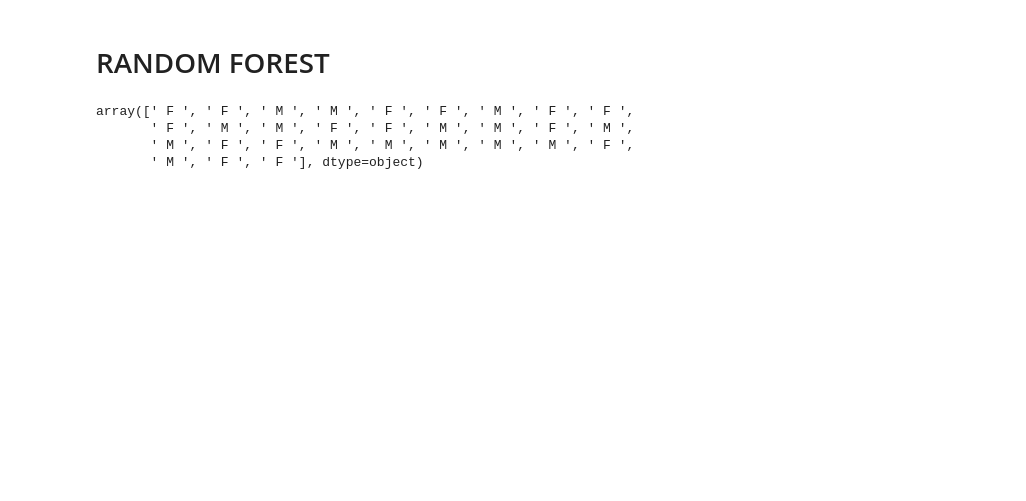
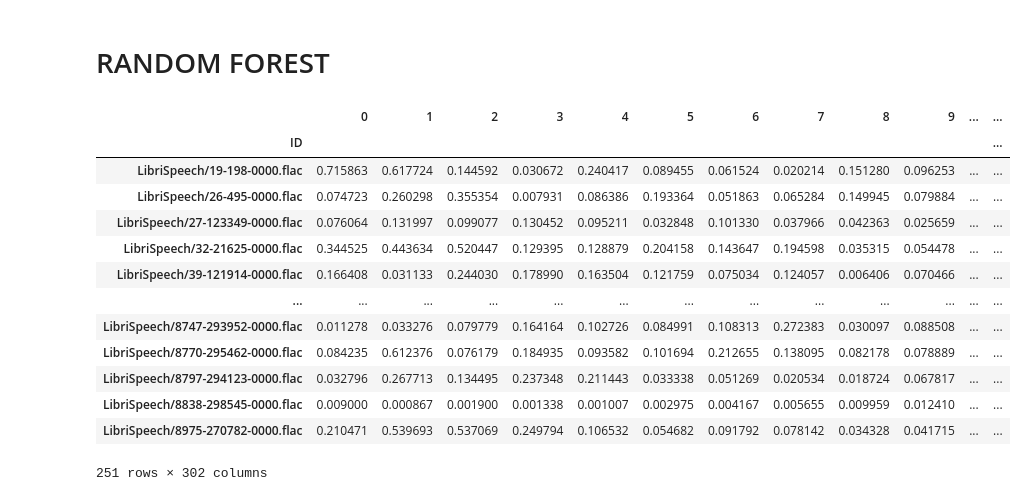
Before and after one commit to corentinpla/hackathon-statup-2022, a Jupyter notebook: Reconnaissance Femme_Homme/Notebook_test_Paul.ipynb, the cells around one changed output. Drawn from its saved outputs; the diff is of its cells as text; code cells hidden in the pictures; blank space fills up the shorter version.

```diff
--- a/Reconnaissance Femme_Homme/Notebook_test_Paul.ipynb
+++ b/Reconnaissance Femme_Homme/Notebook_test_Paul.ipynb
@@ -128,4 +124,21 @@ fig
 [interactive output not drawn]
 # %% [markdown]
 # RANDOM FOREST
+# %%
+data
+# %% [output]
+|  | 0 | 1 | 2 | 3 | 4 | 5 | 6 | 7 | 8 | 9 | ... | ... |
+| ID |  |  |  |  |  |  |  |  |  |  |  | ... |
+| LibriSpeech/19-198-0000.flac | 0.715863 | 0.617724 | 0.144592 | 0.030672 | 0.240417 | 0.089455 | 0.061524 | 0.020214 | 0.151280 | 0.096253 | ... | ... |
+| LibriSpeech/26-495-0000.flac | 0.074723 | 0.260298 | 0.355354 | 0.007931 | 0.086386 | 0.193364 | 0.051863 | 0.065284 | 0.149945 | 0.079884 | ... | ... |
+| LibriSpeech/27-123349-0000.flac | 0.076064 | 0.131997 | 0.099077 | 0.130452 | 0.095211 | 0.032848 | 0.101330 | 0.037966 | 0.042363 | 0.025659 | ... | ... |
+| LibriSpeech/32-21625-0000.flac | 0.344525 | 0.443634 | 0.520447 | 0.129395 | 0.128879 | 0.204158 | 0.143647 | 0.194598 | 0.035315 | 0.054478 | ... | ... |
+| LibriSpeech/39-121914-0000.flac | 0.166408 | 0.031133 | 0.244030 | 0.178990 | 0.163504 | 0.121759 | 0.075034 | 0.124057 | 0.006406 | 0.070466 | ... | ... |
+| ... | ... | ... | ... | ... | ... | ... | ... | ... | ... | ... | ... | ... |
+| LibriSpeech/8747-293952-0000.flac | 0.011278 | 0.033276 | 0.079779 | 0.164164 | 0.102726 | 0.084991 | 0.108313 | 0.272383 | 0.030097 | 0.088508 | ... | ... |
+| LibriSpeech/8770-295462-0000.flac | 0.084235 | 0.612376 | 0.076179 | 0.184935 | 0.093582 | 0.101694 | 0.212655 | 0.138095 | 0.082178 | 0.078889 | ... | ... |
+| LibriSpeech/8797-294123-0000.flac | 0.032796 | 0.267713 | 0.134495 | 0.237348 | 0.211443 | 0.033338 | 0.051269 | 0.020534 | 0.018724 | 0.067817 | ... | ... |
+| LibriSpeech/8838-298545-0000.flac | 0.009000 | 0.000867 | 0.001900 | 0.001338 | 0.001007 | 0.002975 | 0.004167 | 0.005655 | 0.009959 | 0.012410 | ... | ... |
+| LibriSpeech/8975-270782-0000.flac | 0.210471 | 0.539693 | 0.537069 | 0.249794 | 0.106532 | 0.054682 | 0.091792 | 0.078142 | 0.034328 | 0.041715 | ... | ... |
+251 rows × 302 columns
 # %%
@@ -140,10 +149,9 @@ y2 = rf.predict(X_test)
 # %%
-y_test
+from sklearn.ensemble import RandomForestClassifier
+from sklearn.datasets import make_classification
+clf = RandomForestClassifier(max_depth=2, random_state=0)
+clf.fit(X_train, y_train)
+y2=clf.predict(X_test)
-# %% [output]
-array([' F ', ' F ', ' M ', ' M ', ' F ', ' F ', ' M ', ' F ', ' F ',
-       ' F ', ' M ', ' M ', ' F ', ' F ', ' M ', ' M ', ' F ', ' M ',
-       ' M ', ' F ', ' F ', ' M ', ' M ', ' M ', ' M ', ' M ', ' F ',
-       ' M ', ' F ', ' F '], dtype=object)
 # %%
 y2
 # %% [output]
```
Also changed, not shown: parts of 15 cells of this notebook.
